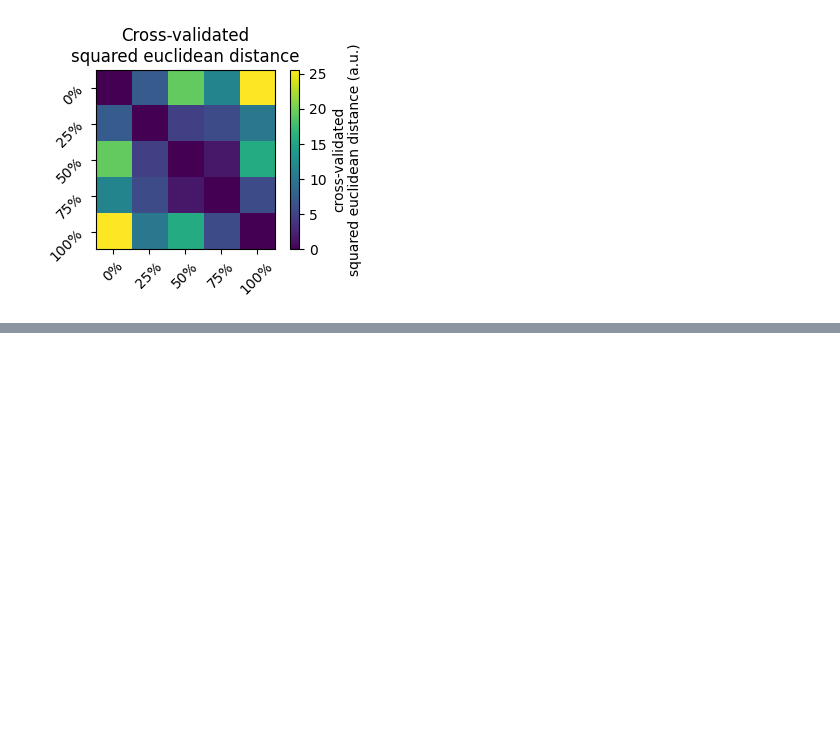
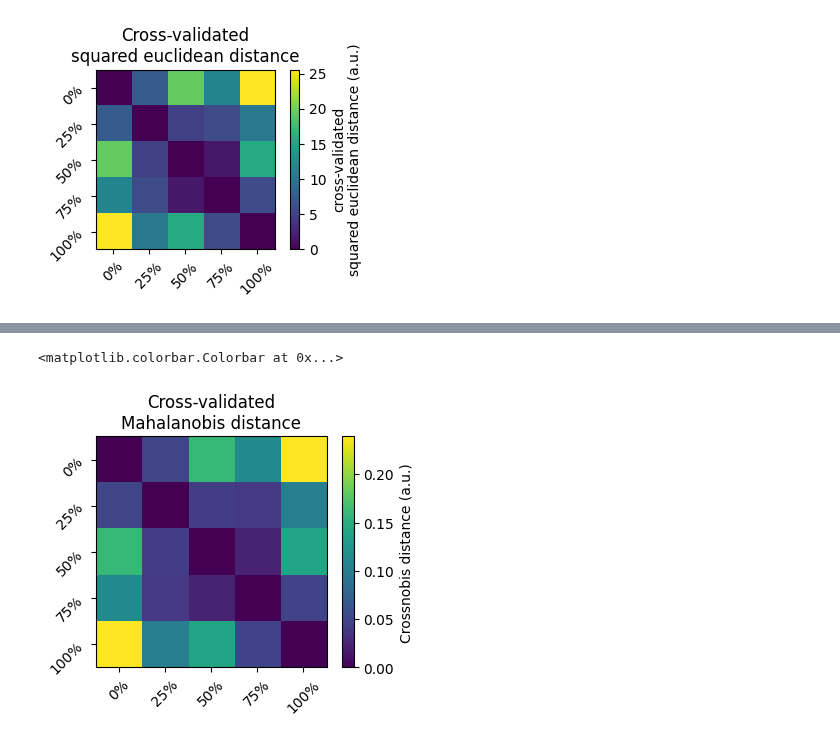
Before and after one commit to mnlmrc/didactic, a Jupyter notebook: rsa.ipynb, the cells around one changed output, grey strips where cells are left out. Cells and saved outputs as stored; diff of their text form; code cells hidden in the pictures; blank space fills up the shorter version.

```diff
--- a/rsa.ipynb
+++ b/rsa.ipynb
@@ -161,0 +263,13 @@ plt.xlim((-30, 80))
+# %%
+G_crossnobis, _ = pcm.est_G_crossval(Y_prewhitened, cond_vec, part_vec)
+D_crossnobis = pcm.G_to_dist(G_crossnobis)
+
+plt.figure(figsize=(4, 3))
+plt.imshow(D_crossnobis)
+plt.xticks(np.arange(len(cond_names)), cond_names, rotation=45)
+plt.yticks(np.arange(len(cond_names)), cond_names, rotation=45)
+plt.title('Cross-validated\nMahalanobis distance')
+plt.colorbar(label='Crossnobis distance (a.u.)')
+# %% [output]
+<matplotlib.colorbar.Colorbar at 0x...>
+[figure, added]
```
Also changed, not shown: parts of 14 cells of this notebook, 2 other files.
